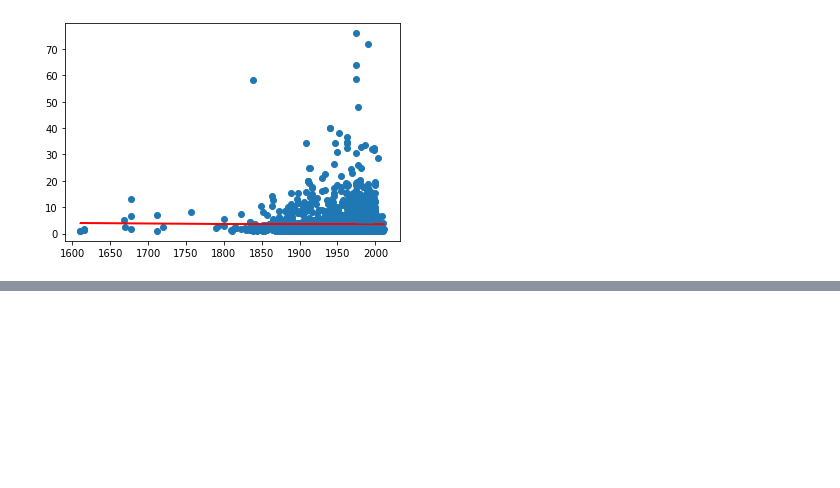
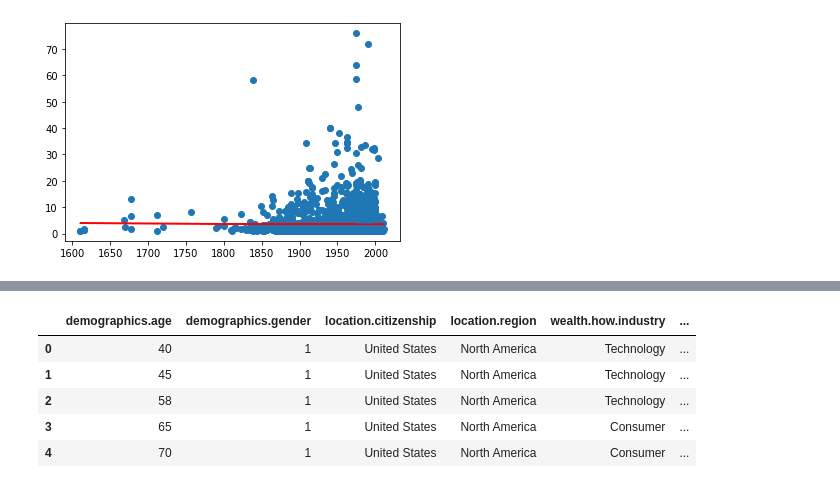
Before and after one commit to SarahMason2015/Billionaires, a Jupyter notebook: BillionairesData.ipynb, the cells around one changed output, grey strips where cells are left out. Saved outputs shown, nothing was run; the diff lists cells and outputs as text; code cells hidden in the pictures; blank space fills up the shorter version.

```diff
--- a/BillionairesData.ipynb
+++ b/BillionairesData.ipynb
@@ -283,0 +284,14 @@ multi_bills.value_counts()
+# %%
+#17.6.3
+le = LabelEncoder()
+# %%
+billion2df = billion_df.copy()
+billion2df['demographics.gender'] = le.fit_transform(billion2df['demographics.gender'])
+billion2df.head(5)
+# %% [output]
+|  | demographics.age | demographics.gender | location.citizenship | location.region | wealth.how.industry | ... |
+| 0 | 40 | 1 | United States | North America | Technology | ... |
+| 1 | 45 | 1 | United States | North America | Technology | ... |
+| 2 | 58 | 1 | United States | North America | Technology | ... |
+| 3 | 65 | 1 | United States | North America | Consumer | ... |
+| 4 | 70 | 1 | United States | North America | Consumer | ... |
```
Also changed, not shown: parts of 83 cells of this notebook.
